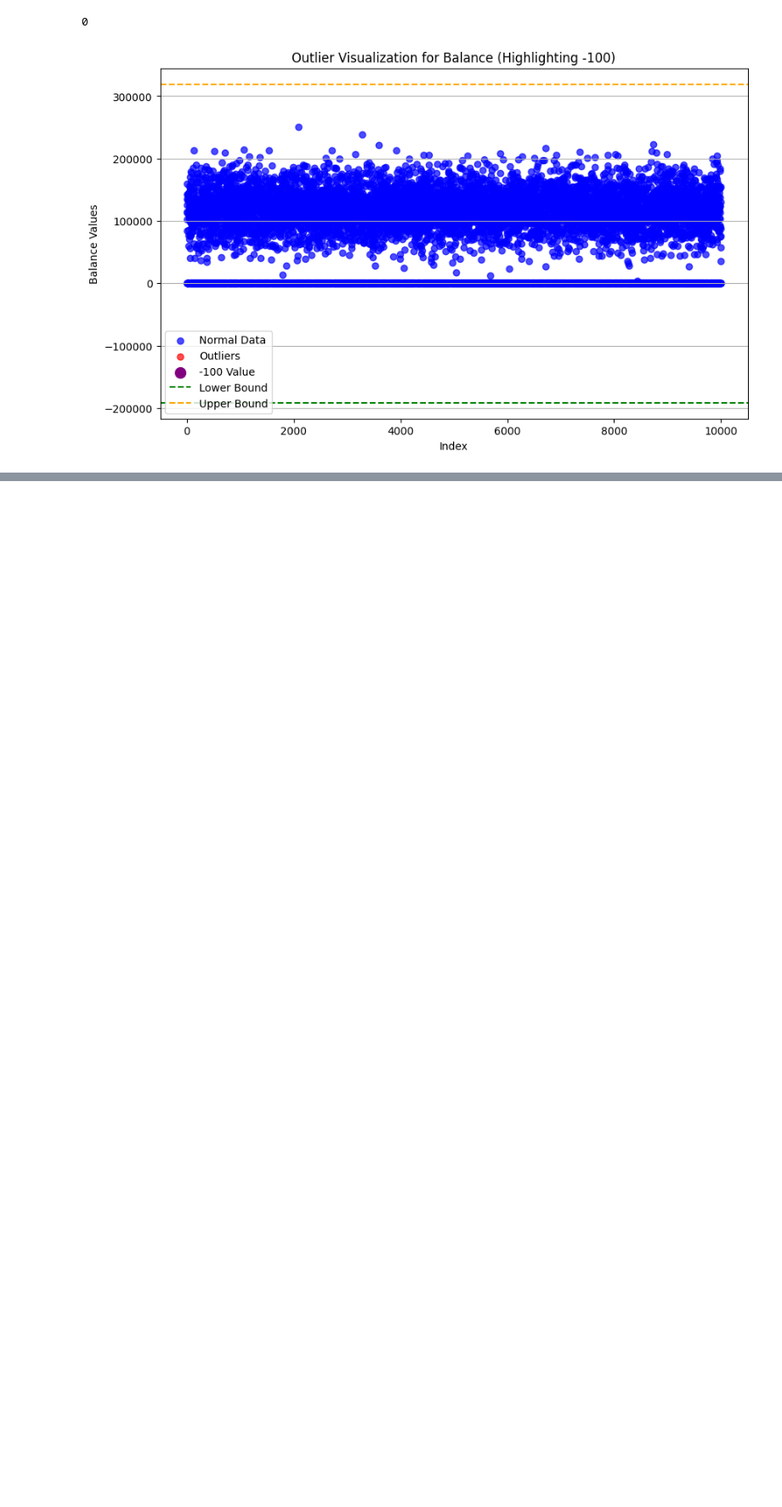
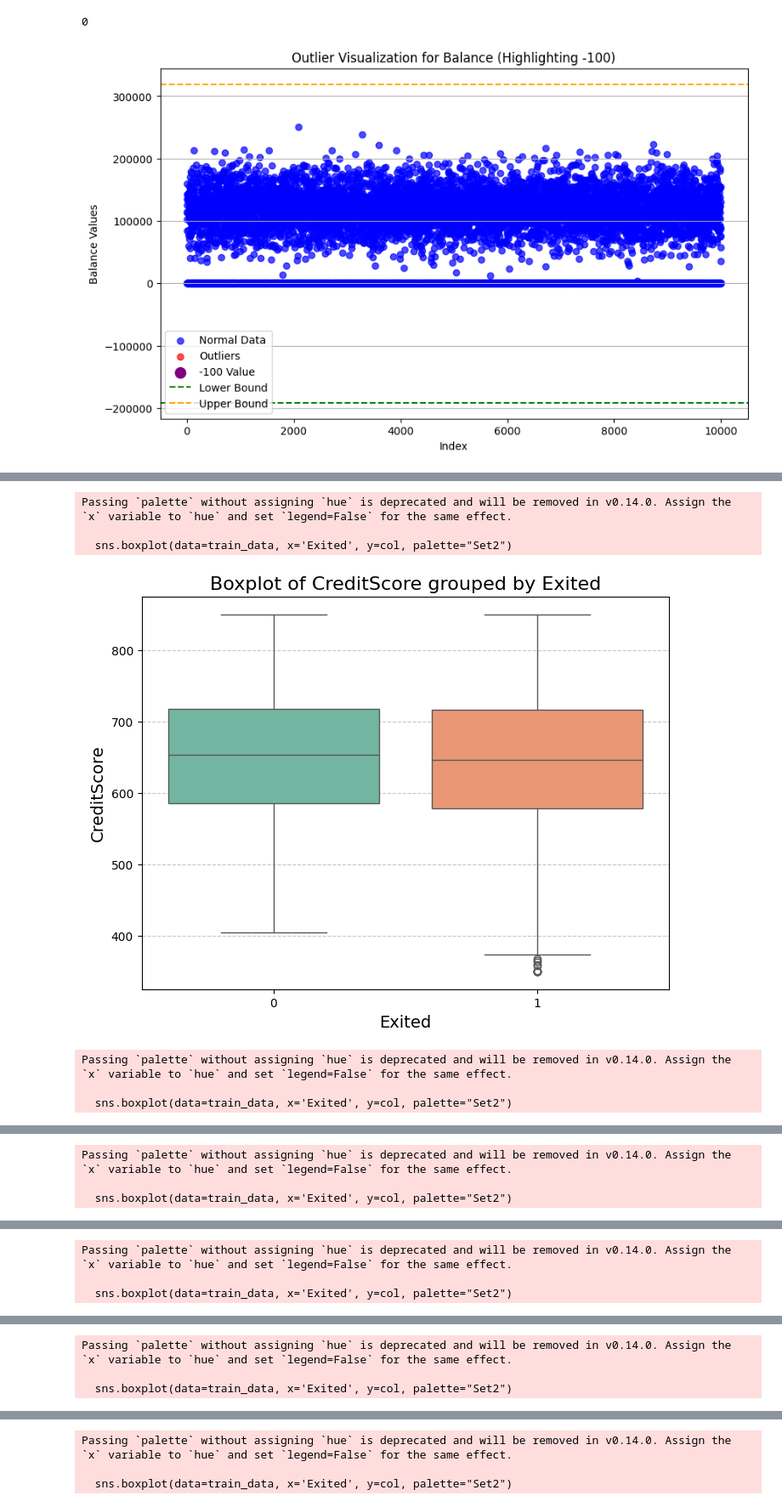
Before and after one commit to Allllisha/ml-predict-churn-datamix-assignment, a Jupyter notebook: notebook/ml_predict_churn_datamix_assignment1.ipynb, the cells around one changed output, grey strips where cells are left out. Shown at 85% size. Drawn from its saved outputs; the diff is of its cells as text; code cells hidden in the pictures; blank space fills up the shorter version.

```diff
--- a/notebook/ml_predict_churn_datamix_assignment1.ipynb
+++ b/notebook/ml_predict_churn_datamix_assignment1.ipynb
@@ -154,0 +333,18 @@ plt.show()
+# %%
+# 数値変数ごとに解約フラグで分布を比較 (箱ひげ図)
+for col in numeric_columns:
+    plt.figure(figsize=(8, 6))
+    sns.boxplot(data=train_data, x='Exited', y=col, palette="Set2")
+    plt.title(f"Boxplot of {col} grouped by Exited", fontsize=16)
+    plt.xlabel("Exited", fontsize=14)
+    plt.ylabel(col, fontsize=14)
+    plt.grid(axis='y', linestyle='--', alpha=0.7)
+    plt.show()
+# %% [output]
+Passing `palette` without assigning `hue` is deprecated and will be removed in v0.14.0. Assign the `x` variable to `hue` and set `legend=False` for the same effect.
+
+  sns.boxplot(data=train_data, x='Exited', y=col, palette="Set2")
+[figure, added]
+Passing `palette` without assigning `hue` is deprecated and will be removed in v0.14.0. Assign the `x` variable to `hue` and set `legend=False` for the same effect.
+
+  sns.boxplot(data=train_data, x='Exited', y=col, palette="Set2")
@@ -154,0 +352,3 @@ plt.show()
+Passing `palette` without assigning `hue` is deprecated and will be removed in v0.14.0. Assign the `x` variable to `hue` and set `legend=False` for the same effect.
+
+  sns.boxplot(data=train_data, x='Exited', y=col, palette="Set2")
@@ -154,0 +356,3 @@ plt.show()
+Passing `palette` without assigning `hue` is deprecated and will be removed in v0.14.0. Assign the `x` variable to `hue` and set `legend=False` for the same effect.
+
+  sns.boxplot(data=train_data, x='Exited', y=col, palette="Set2")
@@ -154,0 +360,3 @@ plt.show()
+Passing `palette` without assigning `hue` is deprecated and will be removed in v0.14.0. Assign the `x` variable to `hue` and set `legend=False` for the same effect.
+
+  sns.boxplot(data=train_data, x='Exited', y=col, palette="Set2")
@@ -154,0 +364,3 @@ plt.show()
+Passing `palette` without assigning `hue` is deprecated and will be removed in v0.14.0. Assign the `x` variable to `hue` and set `legend=False` for the same effect.
+
+  sns.boxplot(data=train_data, x='Exited', y=col, palette="Set2")
```
Also changed, not shown: parts of 32 cells of this notebook.
